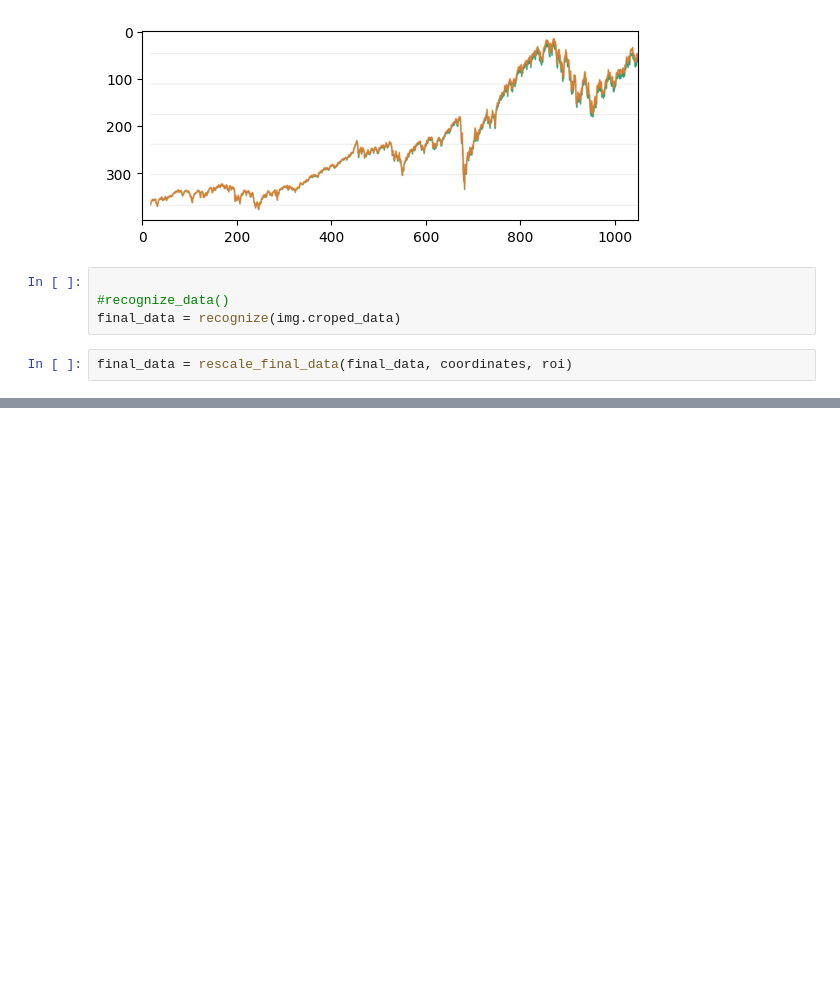
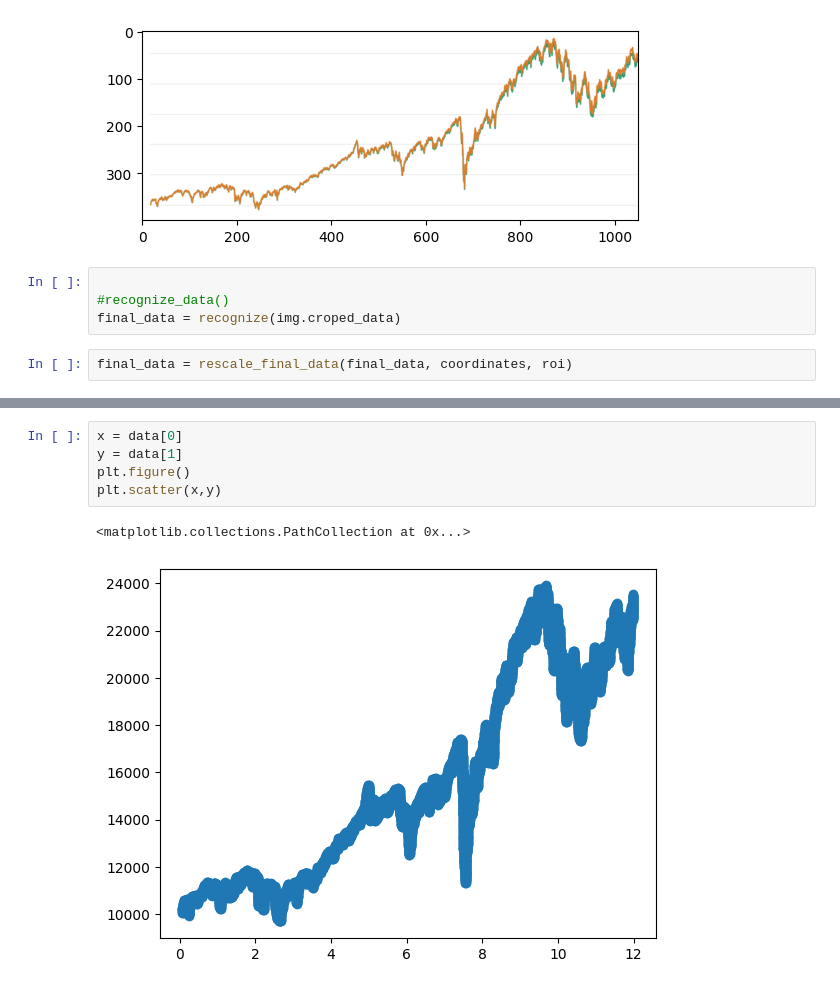
Before and after one commit to Menings154/PlotDigitizer, a Jupyter notebook: src/main2.ipynb, the cells around one changed output, grey strips where cells are left out. Cells and saved outputs as stored; diff of their text form; blank space fills up the shorter version.

```diff
--- a/src/main2.ipynb
+++ b/src/main2.ipynb
@@ -69,0 +73,8 @@ output(final_data)
+# %%
+x = data[0]
+y = data[1]
+plt.figure()
+plt.scatter(x,y)
+# %% [output]
+<matplotlib.collections.PathCollection at 0x...>
+[figure, added]
```
Also changed, not shown: parts of 3 cells of this notebook, 3 other files.
